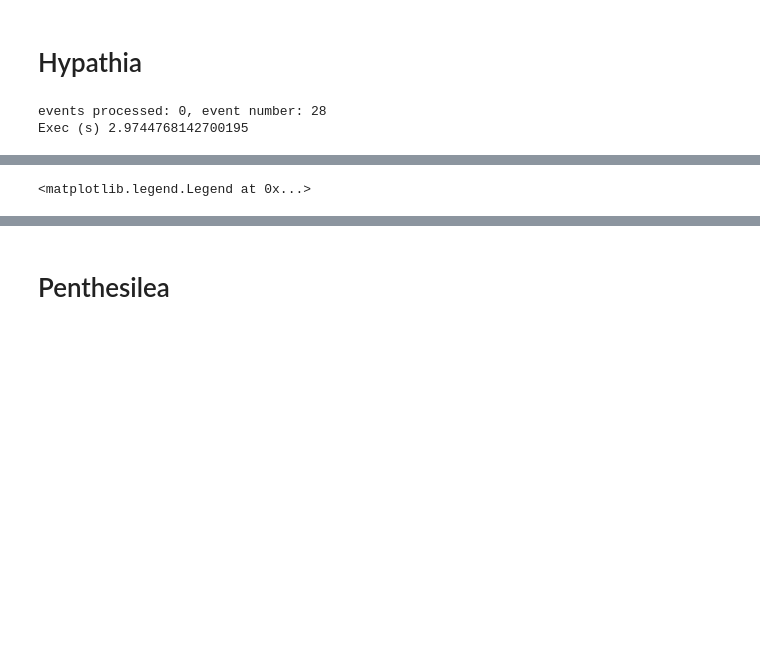
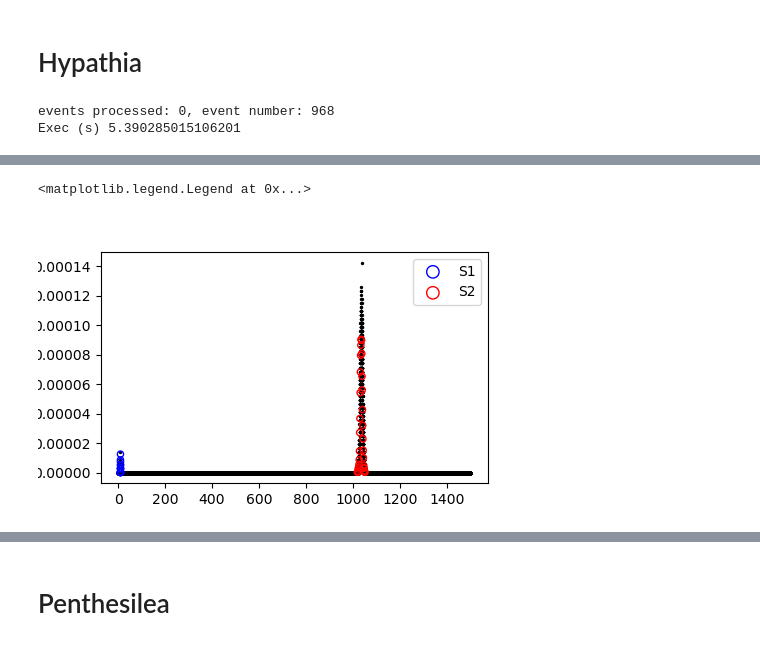
Before and after one commit to gondiaz/NEXT100-0nubb-analysis, a Jupyter notebook: ic_processing/run_all_cities_single.ipynb, the cells around one changed output, grey strips where cells are left out. Saved outputs shown, nothing was run; the diff lists cells and outputs as text; code cells hidden in the pictures; blank space fills up the shorter version.

```diff
--- a/ic_processing/run_all_cities_single.ipynb
+++ b/ic_processing/run_all_cities_single.ipynb
@@ -135,6 +155,10 @@ conf = configure('hypathia $PWD/templates/hypathiaTemplate.conf'.split())
 conf["files_in"]   = "/tmp/detsim.h5"
 conf["file_out"]   = "/tmp/hypathia.h5"
 
+conf["pmt_pe_rms"]  = 0.8
+conf["thr_csum_s1"] = 0.1
+conf["thr_csum_s2"] = 1
+
 hconf = conf
 
 # run
@@ -142,8 +166,8 @@ t0 = time.time()
 result = hypathia(**conf)
 print("Exec (s)", time.time()-t0)
 # %% [output]
-events processed: 0, event number: 28
-Exec (s) 2.9744768142700195
+events processed: 0, event number: 968
+Exec (s) 5.390285015106201
 # %%
 S1   = pd.read_hdf(conf["file_out"], "PMAPS/S1")
 S2   = pd.read_hdf(conf["file_out"], "PMAPS/S2")
@@ -151,14 +175,21 @@ S2Si = pd.read_hdf(conf["file_out"], "PMAPS/S2Si")
 # %%
 plt.figure(figsize=[5, 3])
 times = np.arange(0, dconf["buffer_params"]["length"], dconf["buffer_params"]["pmt_width"])/mus
-plt.scatter(times, pmtrd.sum(axis=0)/pmtrd.sum(axis=0).max(), s=2, color="k")
+
+I = np.sum(pmtrd.sum(axis=0)*dconf["buffer_params"]["pmt_width"])
+plt.scatter(times, pmtrd.sum(axis=0)/I, s=2, color="k")
+
+
+# I = (S1["bwidth"]*S1["ene"]).sum() + (S2["bwidth"]*S2["ene"]).sum()
 
 # S1
-plt.scatter(S1["time"]/mus, S1["ene"]/pmtrd.sum(axis=0).max(),
+plt.scatter(S1["time"]/mus, S1["ene"]/I,
             s=20, facecolor="none", edgecolor="b", label="S1")
 
+
+I = (S2["bwidth"]*S2["ene"]).sum()
 # S2
-plt.scatter(S2["time"]/mus, S2["ene"]/S2["ene"].max(),
+plt.scatter(S2["time"]/mus, S2["ene"]/I,
             s=20, facecolor="none", edgecolor="r", label="S2")
 
 plt.legend(markerscale=2)
@@ -168,4 +197,5 @@ plt.legend(markerscale=2)
 <matplotlib.legend.Legend at 0x...>
+[figure, added]
 # %%
 datasipm = load_db.DataSiPM(conf["detector_db"], conf["run_number"])
 
```
Also changed, not shown: parts of 30 cells of this notebook, 11 other files.
